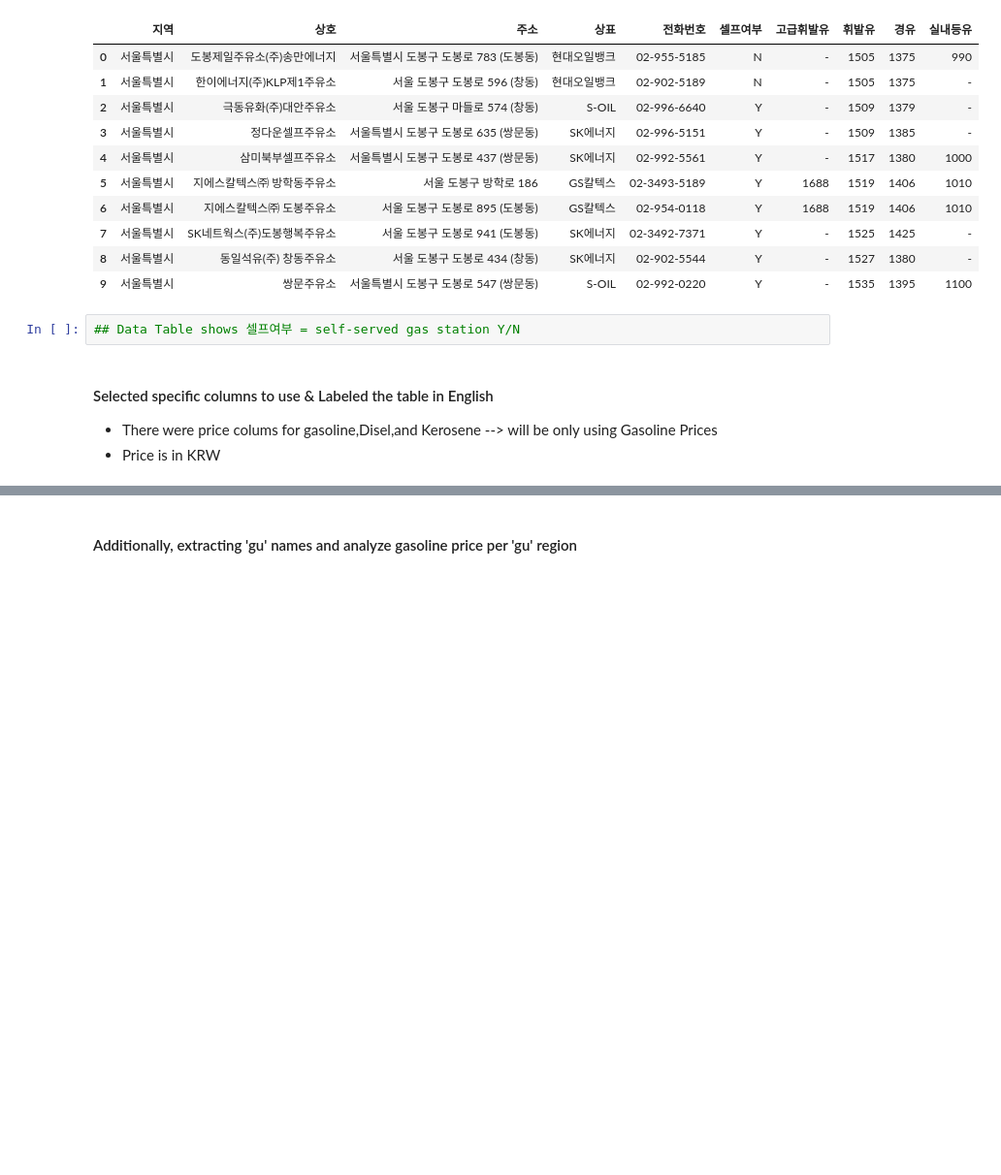
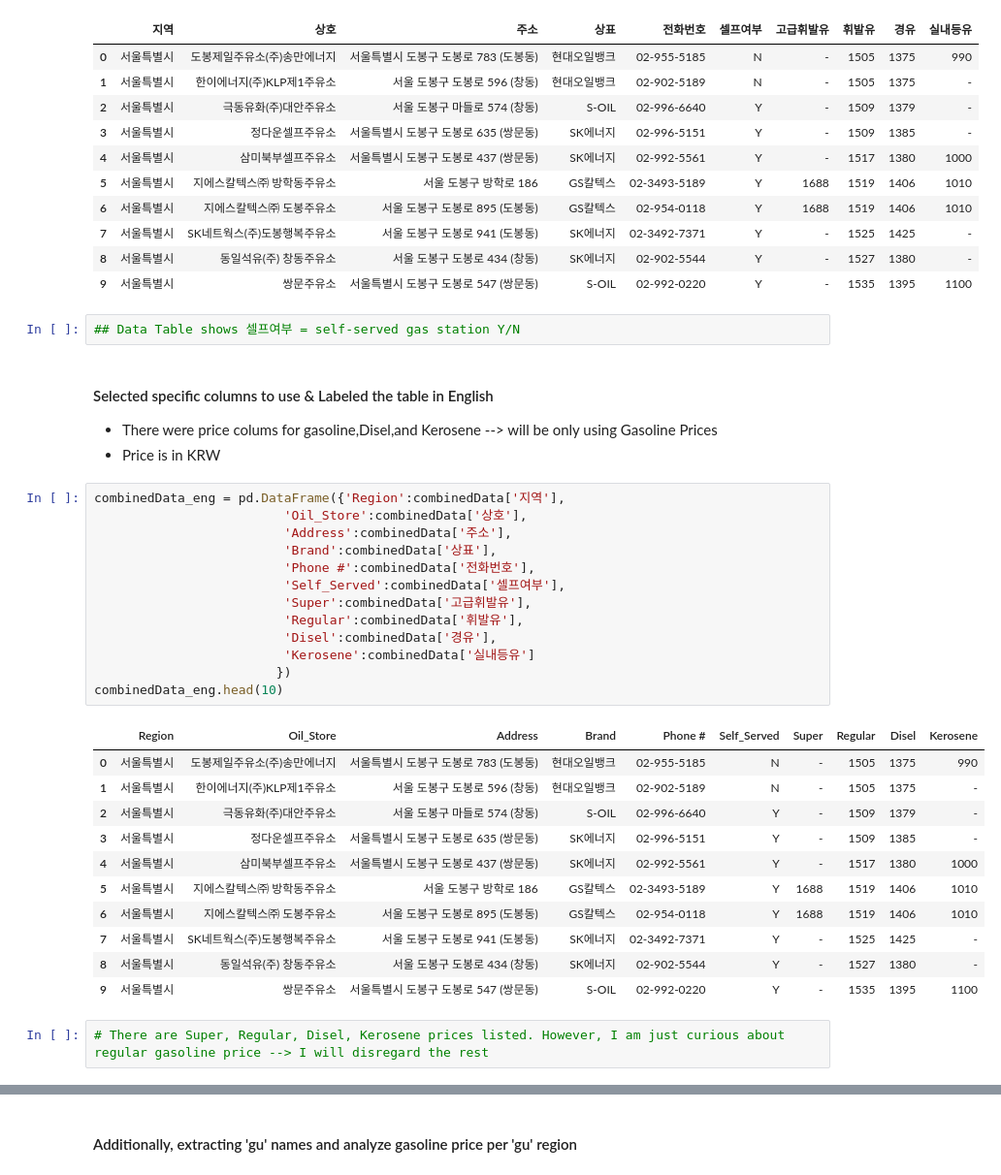
Before and after one commit to dennykim77/Self-Gas-Stations-Korea-price-analysis, a Jupyter notebook: Self-Gas Station cost analysis.ipynb, the cells around one changed output, grey strips where cells are left out. Shown: that part at 97% size. Saved outputs shown, nothing was run; the diff lists cells and outputs as text; blank space fills up the shorter version.

```diff
--- a/Self-Gas Station cost analysis.ipynb
+++ b/Self-Gas Station cost analysis.ipynb
@@ -192,4 +241,31 @@ station_raw.head(10)
 
 * There were price colums for gasoline,Disel,and Kerosene --> will be only using Gasoline Prices
 * Price is in KRW
+# %%
+combinedData_eng = pd.DataFrame({'Region':combinedData['지역'],
+                         'Oil_Store':combinedData['상호'],
+                         'Address':combinedData['주소'],
+                         'Brand':combinedData['상표'],
+                         'Phone #':combinedData['전화번호'],
+                         'Self_Served':combinedData['셀프여부'],
+                         'Super':combinedData['고급휘발유'],
+                         'Regular':combinedData['휘발유'],
+                         'Disel':combinedData['경유'],
+                         'Kerosene':combinedData['실내등유']
+                        })
+combinedData_eng.head(10)
+# %% [output]
+|  | Region | Oil_Store | Address | Brand | Phone # | Self_Served | Super | Regular | Disel | Kerosene |
+| 0 | 서울특별시 | 도봉제일주유소(주)송만에너지 | 서울특별시 도봉구 도봉로 783 (도봉동) | 현대오일뱅크 | 02-955-5185 | N | - | 1505 | 1375 | 990 |
+| 1 | 서울특별시 | 한이에너지(주)KLP제1주유소 | 서울 도봉구 도봉로 596 (창동) | 현대오일뱅크 | 02-902-5189 | N | - | 1505 | 1375 | - |
+| 2 | 서울특별시 | 극동유화(주)대안주유소 | 서울 도봉구 마들로 574 (창동) | S-OIL | 02-996-6640 | Y | - | 1509 | 1379 | - |
+| 3 | 서울특별시 | 정다운셀프주유소 | 서울특별시 도봉구 도봉로 635 (쌍문동) | SK에너지 | 02-996-5151 | Y | - | 1509 | 1385 | - |
+| 4 | 서울특별시 | 삼미북부셀프주유소 | 서울특별시 도봉구 도봉로 437 (쌍문동) | SK에너지 | 02-992-5561 | Y | - | 1517 | 1380 | 1000 |
+| 5 | 서울특별시 | 지에스칼텍스㈜ 방학동주유소 | 서울 도봉구 방학로 186 | GS칼텍스 | 02-3493-5189 | Y | 1688 | 1519 | 1406 | 1010 |
+| 6 | 서울특별시 | 지에스칼텍스㈜ 도봉주유소 | 서울 도봉구 도봉로 895 (도봉동) | GS칼텍스 | 02-954-0118 | Y | 1688 | 1519 | 1406 | 1010 |
+| 7 | 서울특별시 | SK네트웍스(주)도봉행복주유소 | 서울 도봉구 도봉로 941 (도봉동) | SK에너지 | 02-3492-7371 | Y | - | 1525 | 1425 | - |
+| 8 | 서울특별시 | 동일석유(주) 창동주유소 | 서울 도봉구 도봉로 434 (창동) | SK에너지 | 02-902-5544 | Y | - | 1527 | 1380 | - |
+| 9 | 서울특별시 | 쌍문주유소 | 서울특별시 도봉구 도봉로 547 (쌍문동) | S-OIL | 02-992-0220 | Y | - | 1535 | 1395 | 1100 |
+# %%
+# There are Super, Regular, Disel, Kerosene prices listed. However, I am just curious about regular gasoline price --> I will disregard the rest
 # %%
```
Also changed, not shown: parts of 39 cells of this notebook.
